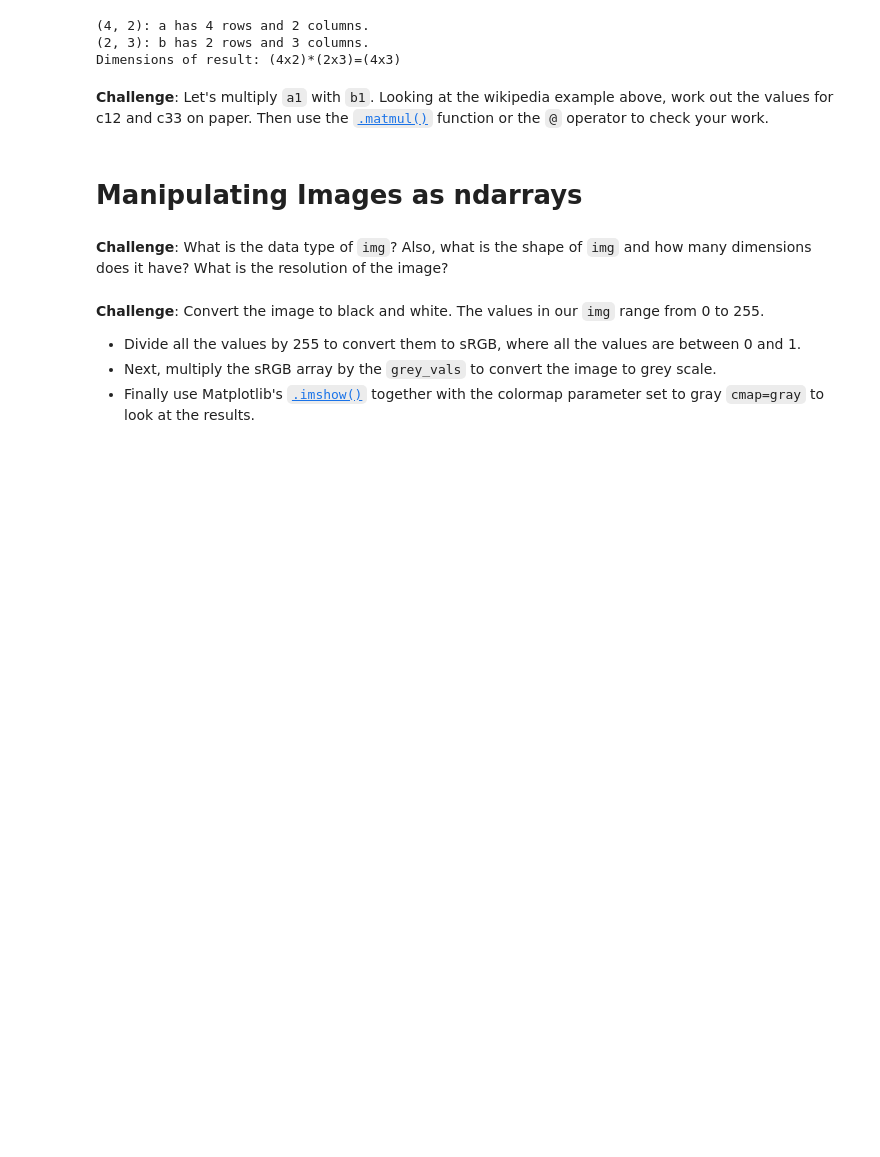
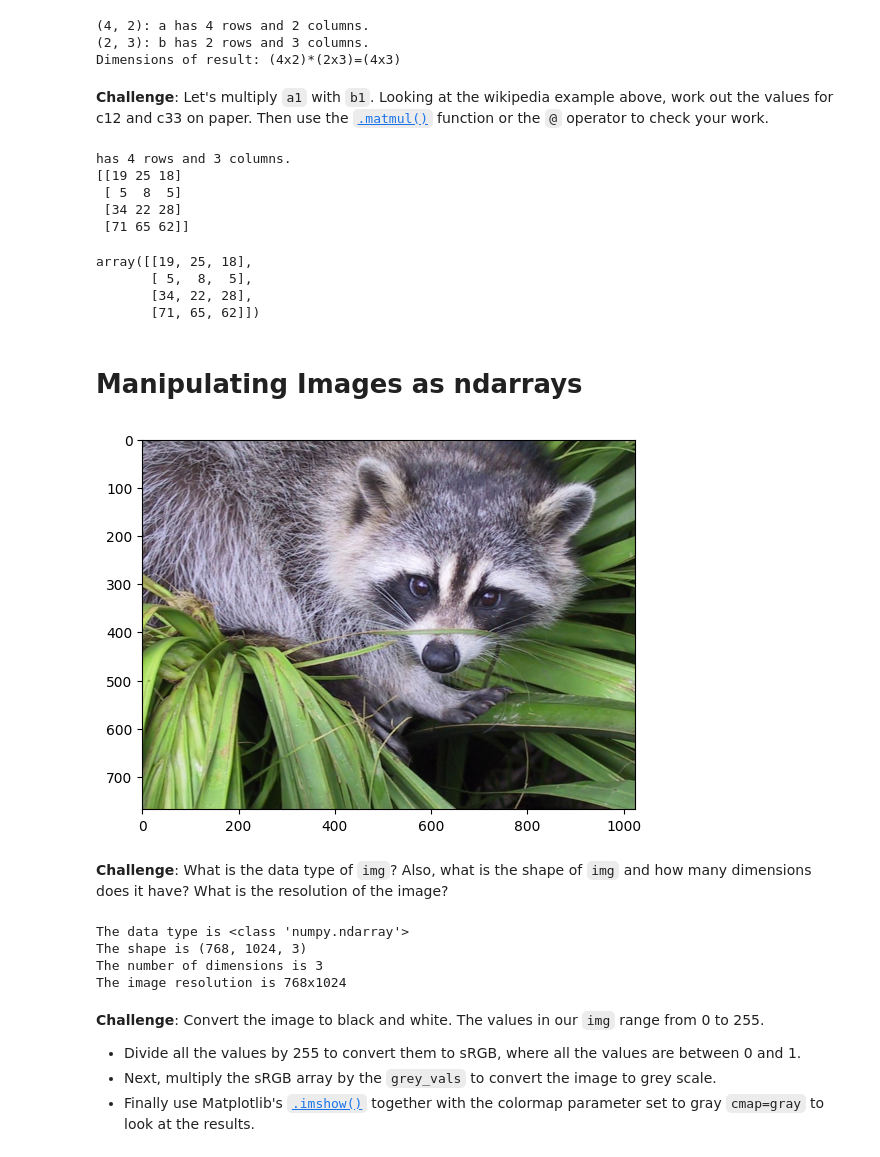
Before and after one commit to renankin/100-days-of-code, a Jupyter notebook: day-077/numpy-course/Computation_with_NumPy_and_N_Dimensional_Arrays.ipynb, the cells around one changed output. Cells and saved outputs as stored; diff of their text form; code cells hidden in the pictures; blank space fills up the shorter version.

Commit message:
complete day 077 numpy

```diff
--- a/day-077/numpy-course/Computation_with_NumPy_and_N_Dimensional_Arrays.ipynb
+++ b/day-077/numpy-course/Computation_with_NumPy_and_N_Dimensional_Arrays.ipynb
@@ -258,10 +290,47 @@ print('Dimensions of result: (4x2)*(2x3)=(4x3)')
 Dimensions of result: (4x2)*(2x3)=(4x3)
 # %% [markdown]
 **Challenge**: Let's multiply `a1` with `b1`. Looking at the wikipedia example above, work out the values for c12 and c33 on paper. Then use the [`.matmul()`](https://numpy.org/doc/stable/reference/generated/numpy.matmul.html) function or the `@` operator to check your work.
+# %%
+c = np.matmul(a1, b1)
+
+print(f"has {c.shape[0]} rows and {c.shape[1]} columns.")
+
+print(c)
+# %% [output]
+has 4 rows and 3 columns.
+[[19 25 18]
+ [ 5  8  5]
+ [34 22 28]
+ [71 65 62]]
+# %%
+a1 @ b1
+# %% [output]
+array([[19, 25, 18],
+       [ 5,  8,  5],
+       [34, 22, 28],
+       [71, 65, 62]])
 # %% [markdown]
 # Manipulating Images as ndarrays
+# %%
+img = datasets.face()
+
+plt.imshow(img)
+
+plt.show()
+# %% [output]
+[figure, added]
 # %% [markdown]
 **Challenge**: What is the data type of `img`? Also, what is the shape of `img` and how many dimensions does it have? What is the resolution of the image?
+# %%
+print(f"The data type is {type(img)}")
+print(f"The shape is {img.shape}")
+print(f"The number of dimensions is {img.ndim}")
+print(f"The image resolution is {img.shape[0]}x{img.shape[1]}")
+# %% [output]
+The data type is <class 'numpy.ndarray'>
+The shape is (768, 1024, 3)
+The number of dimensions is 3
+The image resolution is 768x1024
 # %% [markdown]
 **Challenge**: Convert the image to black and white. The values in our `img` range from 0 to 255.
 * Divide all the values by 255 to convert them to sRGB, where all the values are between 0 and 1.
```
Also changed, not shown: parts of 17 cells of this notebook.
